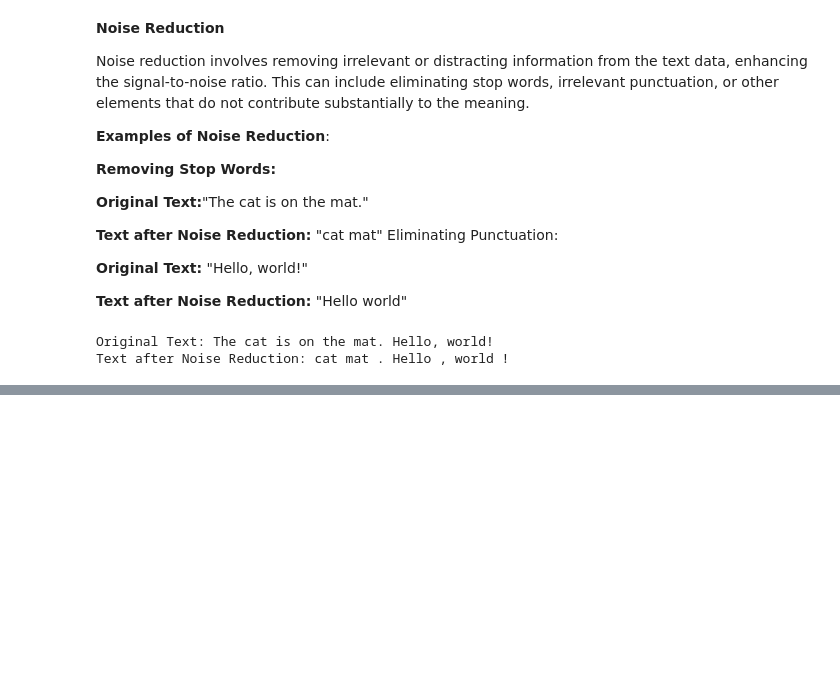
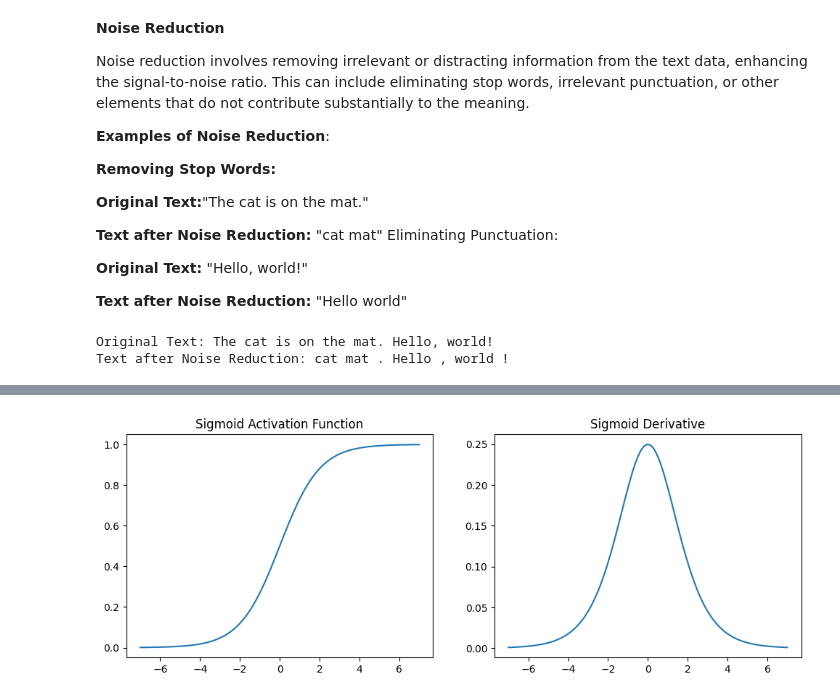
Before and after one commit to simranjeet97/75DayHard_GenAI_LLM_Challenge, a Jupyter notebook: 75Hard_Generative_AI_Learning_Challenge.ipynb, the cells around one changed output, grey strips where cells are left out. Cells and saved outputs as stored; diff of their text form; code cells hidden in the pictures; blank space fills up the shorter version.

```diff
--- a/75Hard_Generative_AI_Learning_Challenge.ipynb
+++ b/75Hard_Generative_AI_Learning_Challenge.ipynb
@@ -675,0 +925,25 @@ Text after Noise Reduction: cat mat . Hello , world !
+# %%
+import numpy as np
+import matplotlib.pyplot as plt
+
+def sigmoid(x):
+    return 1 / (1 + np.exp(-x))
+
+def sigmoid_derivative(x):
+    return sigmoid(x) * (1 - sigmoid(x))
+
+x_values = np.linspace(-7, 7, 100)
+
+plt.figure(figsize=(12, 4))
+
+plt.subplot(1, 2, 1)
+plt.plot(x_values, sigmoid(x_values))
+plt.title('Sigmoid Activation Function')
+
+plt.subplot(1, 2, 2)
+plt.plot(x_values, sigmoid_derivative(x_values))
+plt.title('Sigmoid Derivative')
+
+plt.show()
+# %% [output]
+[figure, added]
```
Also changed, not shown: parts of 17 cells of this notebook.
